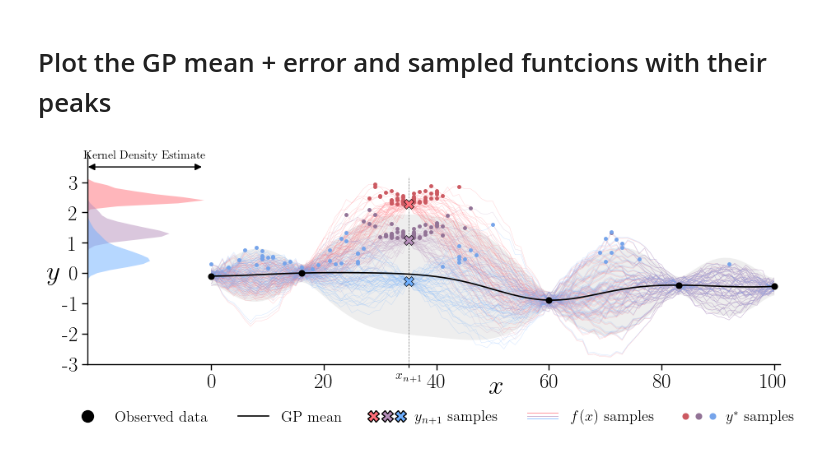
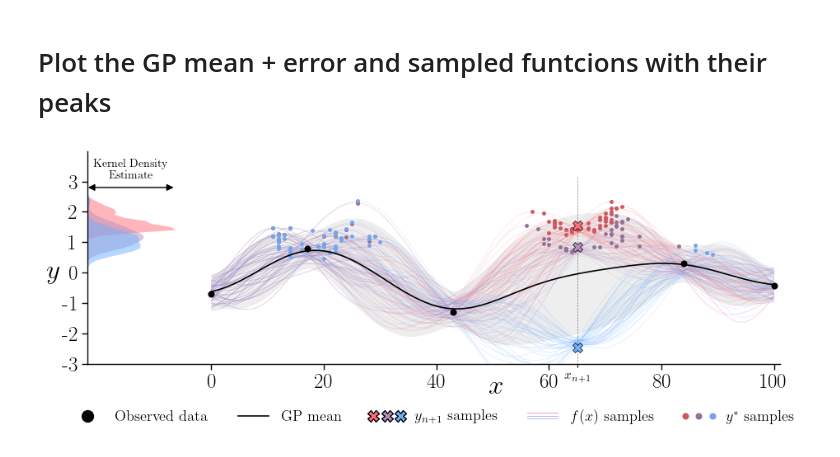
Before and after one commit to graphcore-research/mes, a Jupyter notebook: visualize/gp_plots.ipynb, the cells around one changed output. Drawn from its saved outputs; the diff is of its cells as text; code cells hidden in the pictures.

```diff
--- a/visualize/gp_plots.ipynb
+++ b/visualize/gp_plots.ipynb
@@ -39,7 +37,6 @@ Pics will be saved to: /lambda/nfs/nethome-us-west-1/lukehg/mes/paper_plots
 # Generate Data to Plot
 # %%
 
-x_idx = 35
 # idx_train = np.array([0, 50, 90, 100])
 # idx_ytrain = np.array([0.5, 0.0, -0.2, 0.7])
 
@@ -52,16 +49,24 @@ x_idx = 35
 # idx_train = np.array([0, 65, 100])
 # idx_ytrain = np.array([-0.1, -0.9, -0.44])
 
-idx_train = np.array([0, 16, 60, 83, 100])
-idx_ytrain = np.array([-0.1, 0, -0.9, -0.4, -0.44])
+# idx_train = np.array([0, 16, 60, 83, 100])
+# idx_ytrain = np.array([-0.1, 0, -0.9, -0.4, -0.44])
 
+# x_idx = 35
+
+
+idx_train = np.array([0, 17, 43, 84, 100])
+idx_ytrain = np.array([-0.7, 0.8, -1.3, 0.3, -0.44])
+
+x_idx = 65
 
 
 # Generate data to plot
 n_yn1 = 51
 n_ymax = 50
 
-y_n1_idx = np.array([50, 44, 20])
+y_n1_idx = np.array([45, 38, 1])
+# y_n1_idx = np.array([50, 44, 20])
 # y_n1_idx = np.array([n_yn1 - 1, (n_yn1 + 1) // 2, 0])
 
 # make a grid of x-values
@@ -78,9 +83,9 @@ kernel = partial(se_kernel, len_scale=10.0, sigma_f=1.0)
 
 # make a Gaussian process
 
-NOISE = 1e-2 # normally 1e-9
+NOISE = 0.3 # normally 1e-9
 
-gp = GaussianProcess(x_train=x_train, y_train=y_train, kernel=kernel, noise=NOISE)
+gp = GaussianProcess(x_train=x_train, y_train=y_train, kernel=kernel, y_noise_std=NOISE)
 
 # get the mean and covariance of the Gaussian process
 y_mean, y_cov = gp.predict(x_test=x_grid)
@@ -91,6 +96,7 @@ y_n1_samples, y_func_samples, y_max_samples, _ = sample_yn1_ymax(
     y_cov=y_cov,
     n_yn1=n_yn1,
     n_ymax=n_ymax,
+    y_noise_std=NOISE,
 )
 
 # cherry pick 3 sampled y_n1 values
@@ -298,9 +304,23 @@ ax.xaxis.set_label_coords(x_label_pos, -0.05)
 ax.yaxis.set_label_coords(-0.05, 3/8)
 # ax.yaxis.set_label_coords(-0.02, 0.5)
 
+# posAx, posBx = -22.3, max(max_heights)
+# arrow = FancyArrowPatch(
+#     posA=(posAx, 3.5), posB=(posBx, 3.5),
+#     arrowstyle='<|-|>',
+#     mutation_scale=12,  # size of arrowheads
+#     linewidth=1,
+#     color='black'
+# )
+# ax.add_patch(arrow)
+
+# # Add text above the arrow
+# ax.text((posAx + posBx) / 2, 3.7, "Kernel Density Estimate", ha='center', va='bottom', fontsize=10)
+
+
 posAx, posBx = -22.3, max(max_heights)
 arrow = FancyArrowPatch(
-    posA=(posAx, 3.5), posB=(posBx, 3.5),
+    posA=(posAx, 2.8), posB=(posBx, 2.8),
     arrowstyle='<|-|>',
     mutation_scale=12,  # size of arrowheads
     linewidth=1,
@@ -308,8 +328,8 @@ arrow = FancyArrowPatch(
 )
 ax.add_patch(arrow)
 
-# Add text above the arrow
-ax.text((posAx + posBx) / 2, 3.7, "Kernel Density Estimate", ha='center', va='bottom', fontsize=10)
+ax.text((posAx + posBx) / 2, 3.4, "Kernel Density", ha='center', va='bottom', fontsize=10)
+ax.text((posAx + posBx) / 2, 3, "Estimate", ha='center', va='bottom', fontsize=10)
 
 
 
@@ -380,7 +400,7 @@ multiple_yn1_marker_handles = HorizontalGroup((
 
 
 ax.plot(
-    [35, 35],
+    [x_idx, x_idx],
     [-5, 3.18],
     color="k",
     linestyle="--",
@@ -389,7 +409,7 @@ ax.plot(
     zorder=3,
 )
 ax.minorticks_on()
-ax.set_xticks([35], minor=True)
+ax.set_xticks([x_idx], minor=True)
 ax.set_yticks([], minor=True)
 ax.set_xticklabels([r"$x_{n+1}$"], minor=True)
 minor_labels = ax.get_xticklabels(minor=True)
@@ -403,32 +423,32 @@ handles = [
     mlines.Line2D([0], [1], color='k', linewidth=1.2),
     multiple_yn1_marker_handles,
     multiple_line_handles,
     multiple_ymax_marker_handles,
 ]
 labels = [
     "Observed data",
     "GP mean",
     r"$y_{n + 1}$ samples",
     r"$f(x)$ samples",
     r"$y^*$ samples",
 ]
 
 plt.legend(
     handles,
     labels,
     handler_map={
         VerticalGroup: HandlerVerticalLines(),
         HorizontalGroup: HandlerHorizontalMarkers(),
     },
     ncols=5,
     loc='lower center',
     bbox_to_anchor=(0.5, -0.35),
     frameon=False,
 )
 
 
 sns.despine(ax=ax)
 plt.tight_layout()
-plt.savefig(SAVE_DIR / "gp_samples_v3.pdf")
+plt.savefig(SAVE_DIR / "gp_samples_v3-noisy.pdf")
 # %% [output]
-[figure, old version]
+[figure, new version]
```
Also changed, not shown: parts of 1 cell of this notebook, 4 other files.
